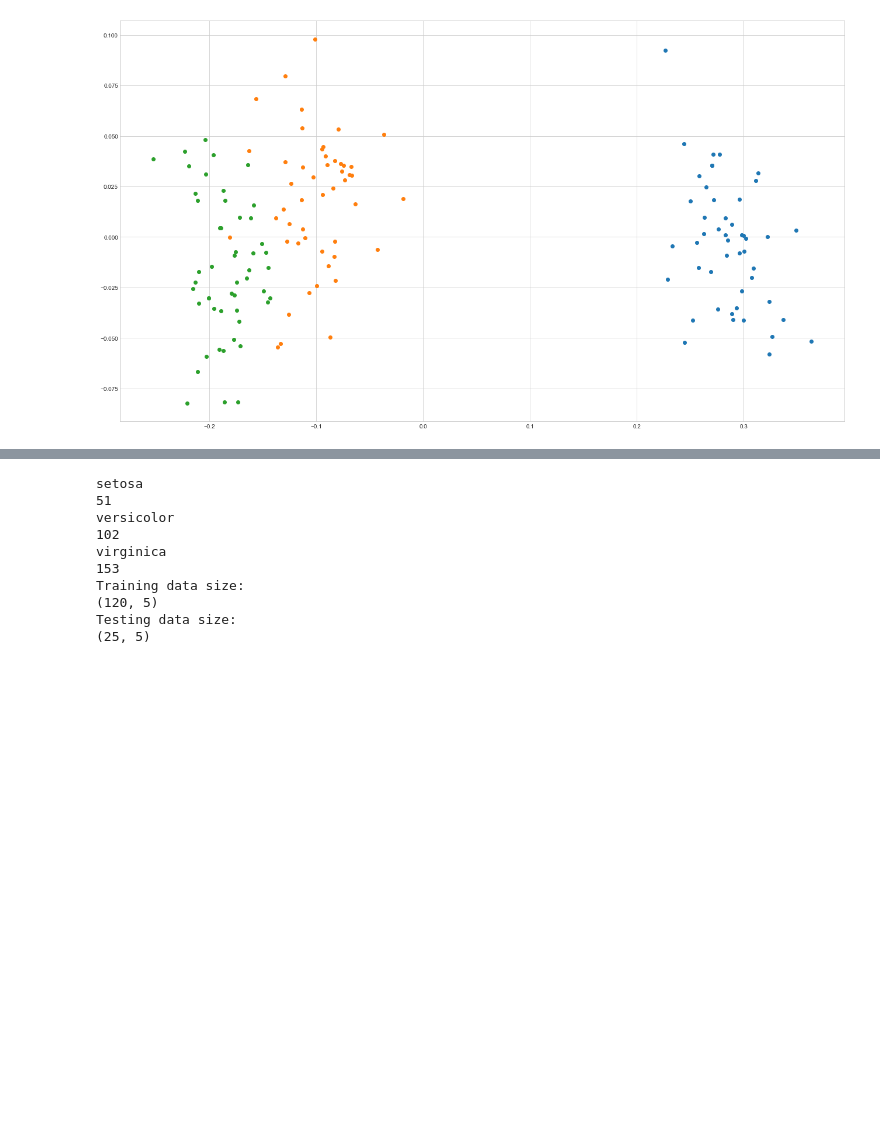
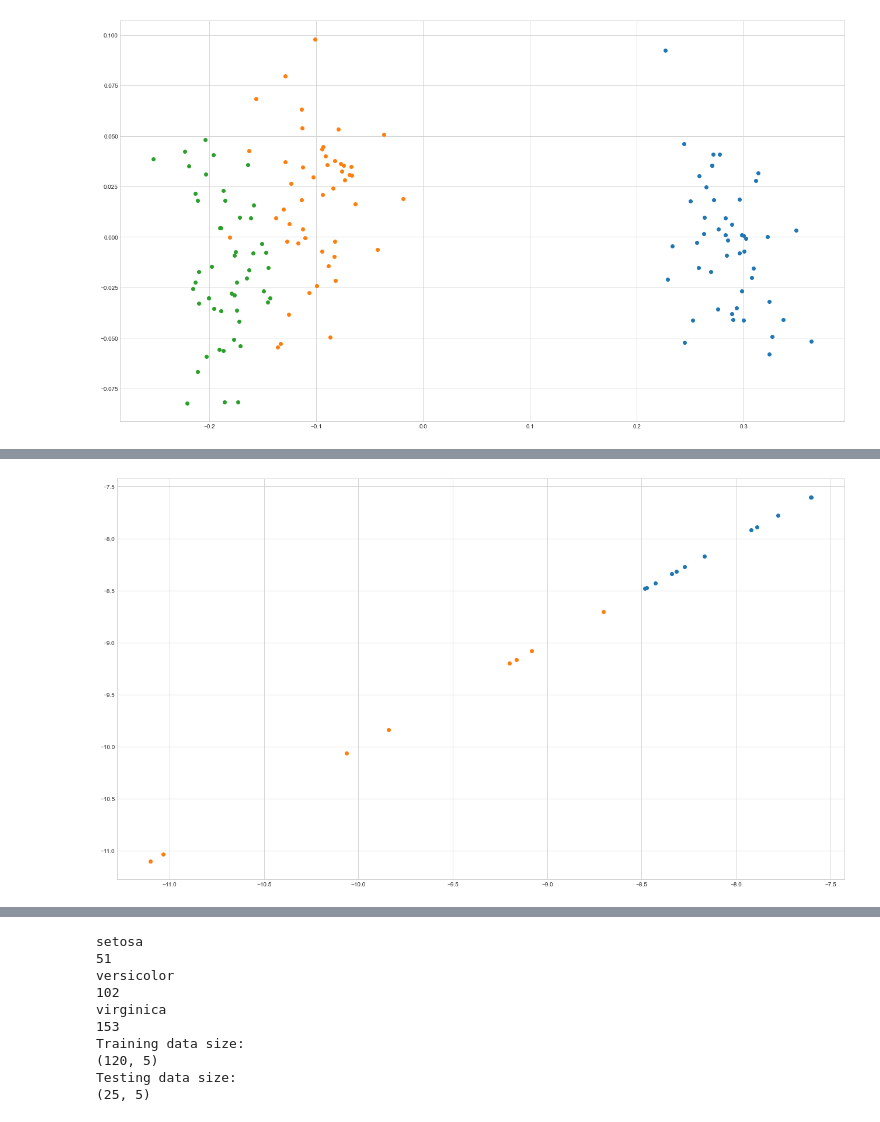
Before and after one commit to Julio-Baeta1/Iris, a Jupyter notebook: Python/iris_jupyter.ipynb, the cells around one changed output, grey strips where cells are left out. Drawn from its saved outputs; the diff is of its cells as text; code cells hidden in the pictures; blank space fills up the shorter version.

```diff
--- a/Python/iris_jupyter.ipynb
+++ b/Python/iris_jupyter.ipynb
@@ -164,0 +236,5 @@ print(sum(set_1))
+# %%
+f1 = data_dict[50:99,:]
+f2 = data_dict[100:150,:]
+
+print(f2[:,7:8])
@@ -164,0 +259,19 @@ print(sum(set_1))
+# %%
+#def get_non
+#f1_c6 = np.array([]);
+#for i, entry in zip(range(len(f1[:,6:7])),f1[:,6:7]): #Improve
+#    if (entry < 0):
+#        f1_c6 = np.append(f1_c6, i)
+
+f1_c6 = np.nonzero(f1[:,6:7])[0]
+#print(f1_c6)
+f1_6 = f1[:,6:7][f1_c6]
+plt.scatter(f1_6,f1_6)
+
+f2_c6 = np.nonzero(f2[:,6:7])[0]
+f2_6 = f2[:,6:7][f2_c6]
+plt.scatter(f2_6,f2_6)
+
+plt.show()
+# %% [output]
+[figure, added]
```
Also changed, not shown: parts of 22 cells of this notebook.
